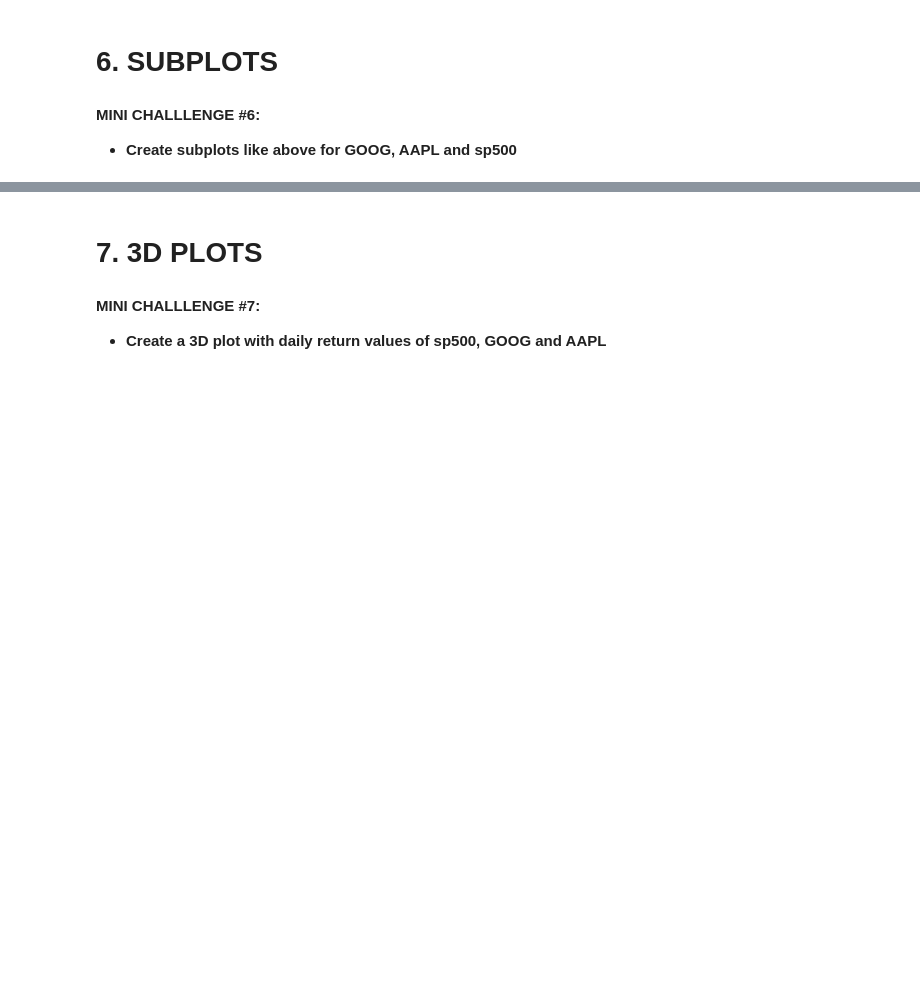
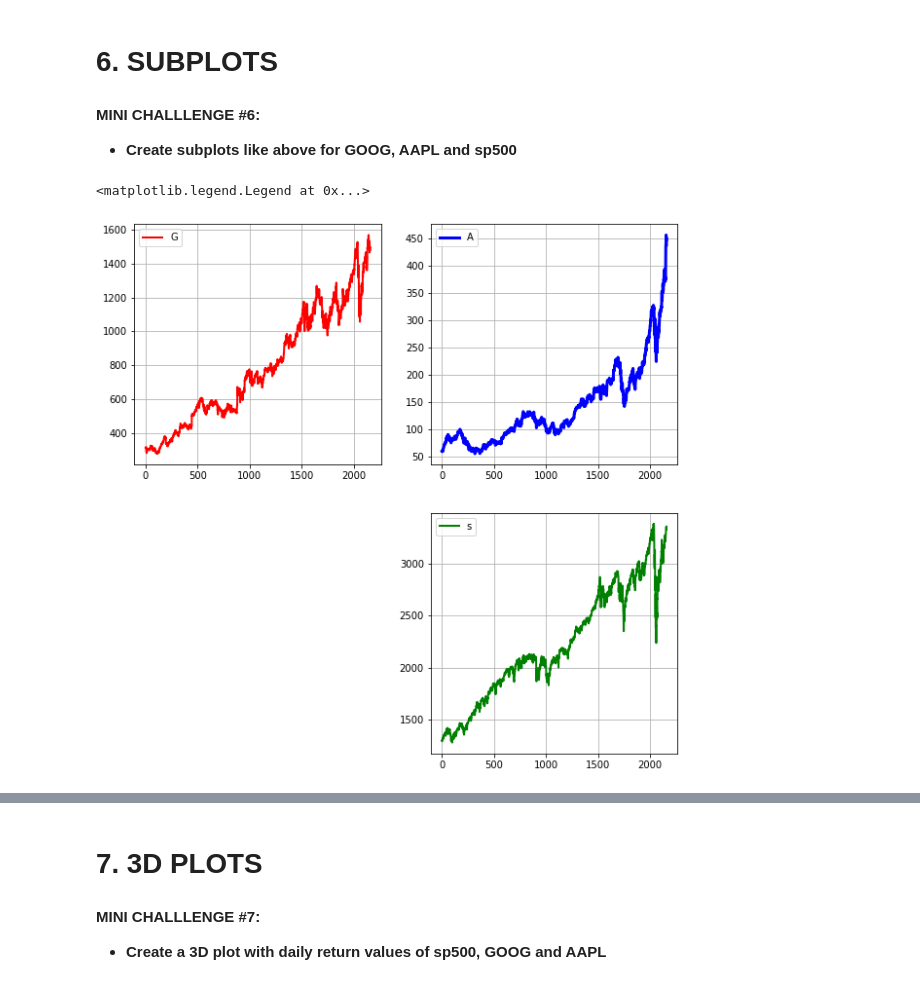
Before and after one commit to SangeetaChatterjee/Python_Stockmarket_Profile, a Jupyter notebook: 9_Python_101_Data_Visualization_with_matplotlib_Skeleton.ipynb, the cells around one changed output, grey strips where cells are left out. Saved outputs shown, nothing was run; the diff lists cells and outputs as text; code cells hidden in the pictures; blank space fills up the shorter version.

```diff
--- a/9_Python_101_Data_Visualization_with_matplotlib_Skeleton.ipynb
+++ b/9_Python_101_Data_Visualization_with_matplotlib_Skeleton.ipynb
@@ -136,3 +145,23 @@ plt.hist(Google_df,bin_num);
 # %% [markdown]
 **MINI CHALLLENGE #6:**
 - **Create subplots like above for GOOG, AAPL and sp500**
+# %%
+
+plt.figure(figsize=(10,10))
+plt.subplot(2,2,1)
+plt.plot(stock_df['GOOG'],label ='Google Stock',color ='r', linewidth =2)
+plt.grid()
+plt.legend('Google Price')
+
+plt.subplot(2,2,2)
+plt.plot(stock_df['AAPL'],label ='AAPL Stock',color ='b', linewidth =3)
+plt.grid()
+plt.legend('AAPL Price')
+
+plt.subplot(2,2,4)
+plt.plot(stock_df['sp500'],label ='sp500 Stock',color ='g', linewidth =2)
+plt.grid()
+plt.legend('sp500 Price')
+# %% [output]
+<matplotlib.legend.Legend at 0x...>
+[figure, added]
```
Also changed, not shown: parts of 5 cells of this notebook.
